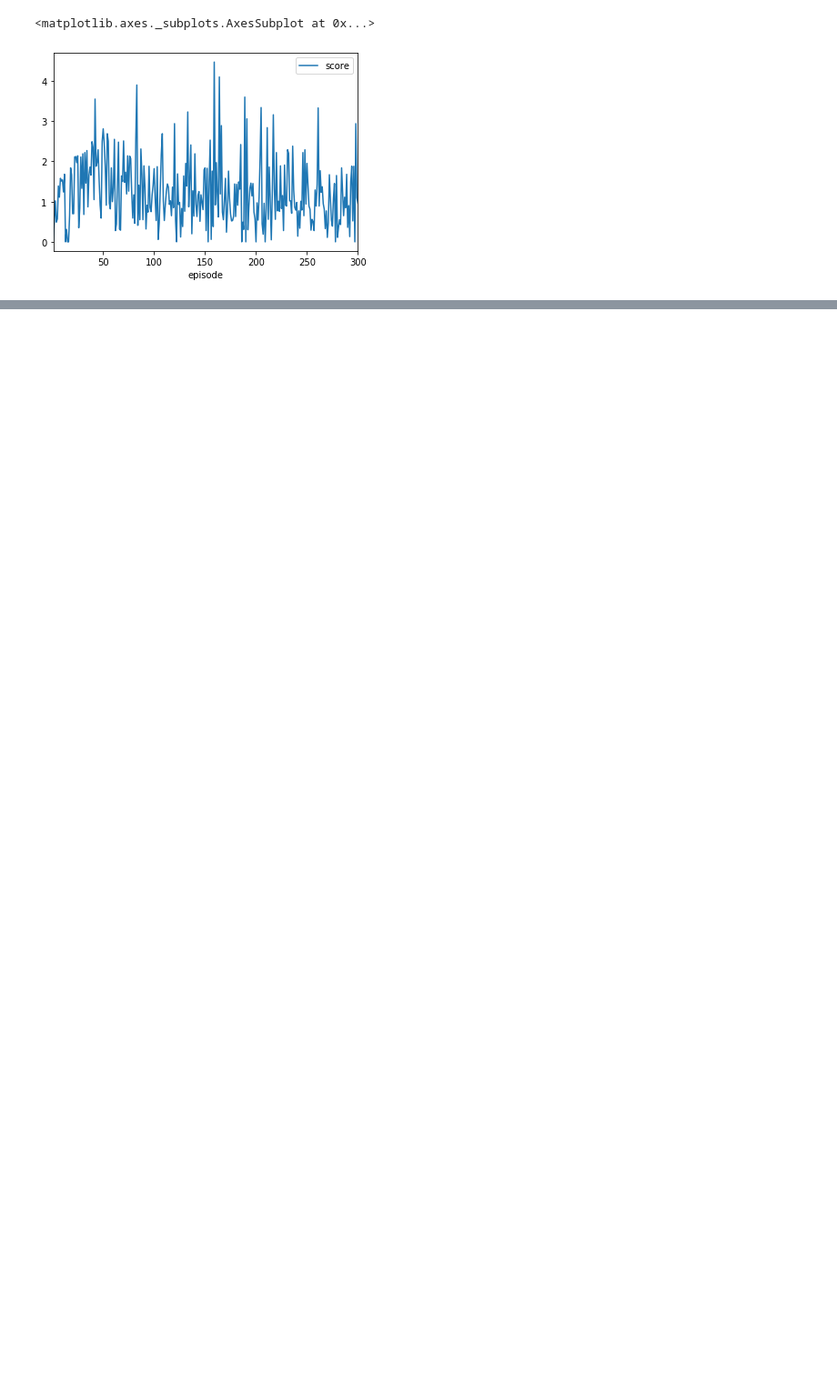
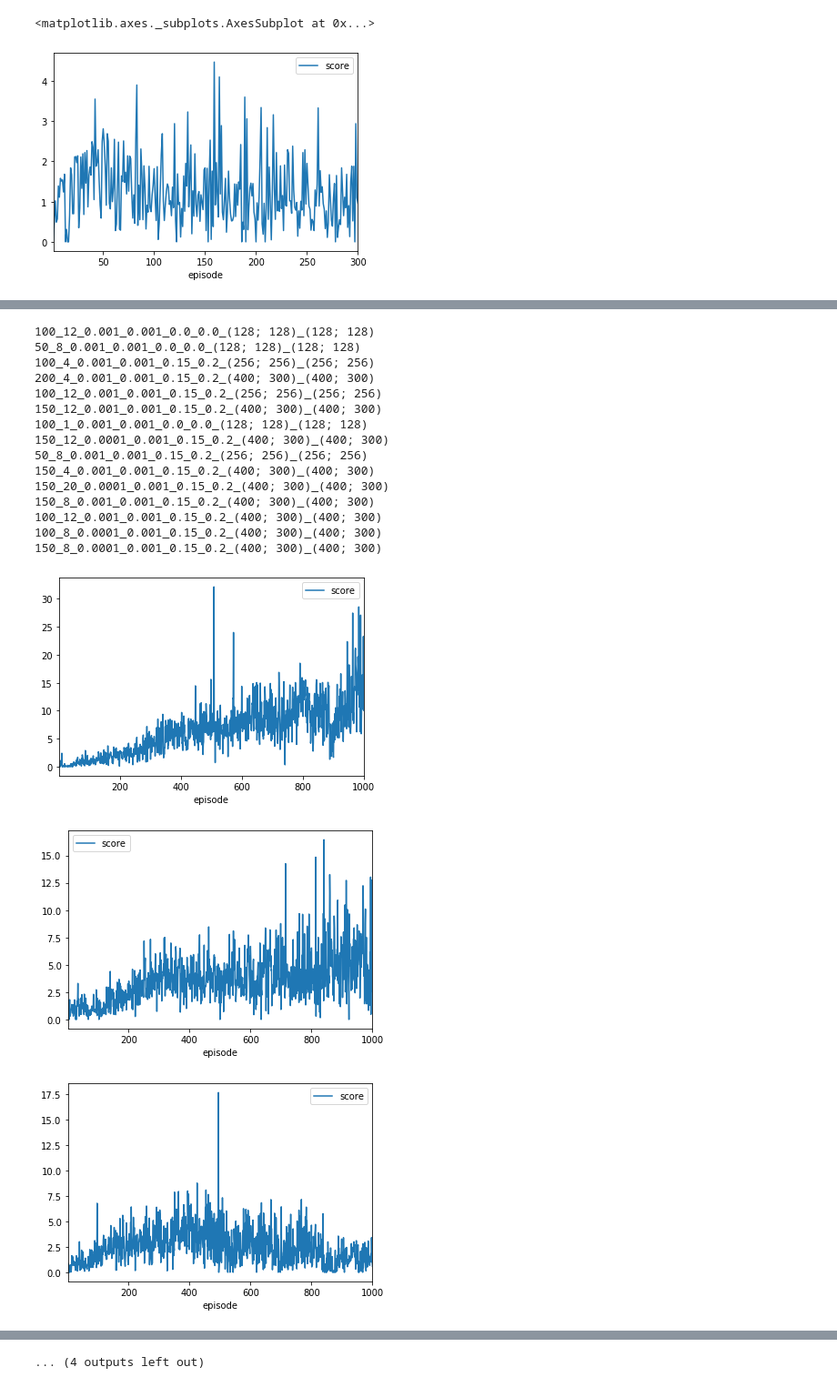
Before and after one commit to jrfalou/UdacityRL, a Jupyter notebook: ContinuousControl/Results/results_analysis_tmp.ipynb, the cells around one changed output, grey strips where cells are left out. Shown: that part at 91% size. Drawn from its saved outputs; the diff is of its cells as text; code cells hidden in the pictures; blank space fills up the shorter version.

Commit message:
continuous: continue training of DDPG

```diff
--- a/ContinuousControl/Results/results_analysis_tmp.ipynb
+++ b/ContinuousControl/Results/results_analysis_tmp.ipynb
@@ -12,0 +20,26 @@ model_1.plot()
+# %%
+df_results_tmp_list = []
+df_results_list = []
+df_results_details_list = []
+for results_dir in results_dirs:
+    df_tmp = pd.read_csv(results_dir + 'train_results_tmp.csv', names=['model_id', 'model_tag', 'episode', 'score'])
+    df = pd.read_csv(results_dir + 'train_results.csv', names=['model_id', 'model_tag', 'episode', 'score'])
+    df_results_tmp_list.append(df_tmp)
+    df_results_list.append(df)
+
+    training_batch = results_dir.replace('/', '').replace('.', '')
+    df_details = df.copy()
+    df_details['batch'] = training_batch
+    model_tags = ['batch_size', 'learn_step', 'actor_lr', 'critic_lr', 'noise_theta', 'noise_sigma', 'actor_nn', 'critic_nn']
+    for i in range(len(model_tags)):
+        model_tag = model_tags[i]
+        df_details[model_tag] = df_details.apply(lambda row: row['model_tag'].split('_')[i], axis=1)
+    df_results_details_list.append(df_details)
+
+df_results_tmp = pd.concat(df_results_tmp_list, axis=0, sort=False)
+df_results = pd.concat(df_results_list, axis=0, sort=False)
+df_details = pd.concat(df_results_details_list, axis=0, sort=False)
+
+display(df_results_tmp.iloc[:5])
+display(df_results.iloc[:5])
+display(df_details.iloc[:5])
@@ -12,0 +84,4 @@ model_1.plot()
+# %%
+df_results_max = df_results[['model_tag','score']].groupby('model_tag').max()
+df_results_max = df_results_max.sort_values('score', ascending=False)
+display(df_results_max)
@@ -12,0 +119,10 @@ model_1.plot()
+# %%
+def plot_model(model_tag, all_points=True, kind='line'):
+    print(model_tag)
+    if all_points:
+        df = df_results_tmp.copy()
+    else:
+        df = df_results.copy()
+    df_plot = df[df['model_tag']==model_tag][['episode','score']]
+    df_plot = df_plot.set_index('episode')
+    df_plot.plot(kind=kind)
@@ -12,0 +134,23 @@ model_1.plot()
+# %%
+for i in range(15):
+    model_tag = df_results_max.index[i]
+    plot_model(model_tag)
+# %% [output]
+100_12_0.001_0.001_0.0_0.0_(128; 128)_(128; 128)
+50_8_0.001_0.001_0.0_0.0_(128; 128)_(128; 128)
+100_4_0.001_0.001_0.15_0.2_(256; 256)_(256; 256)
+200_4_0.001_0.001_0.15_0.2_(400; 300)_(400; 300)
+100_12_0.001_0.001_0.15_0.2_(256; 256)_(256; 256)
+150_12_0.001_0.001_0.15_0.2_(400; 300)_(400; 300)
+100_1_0.001_0.001_0.0_0.0_(128; 128)_(128; 128)
+150_12_0.0001_0.001_0.15_0.2_(400; 300)_(400; 300)
+50_8_0.001_0.001_0.15_0.2_(256; 256)_(256; 256)
+150_4_0.001_0.001_0.15_0.2_(400; 300)_(400; 300)
+150_20_0.0001_0.001_0.15_0.2_(400; 300)_(400; 300)
+150_8_0.001_0.001_0.15_0.2_(400; 300)_(400; 300)
+100_12_0.001_0.001_0.15_0.2_(400; 300)_(400; 300)
+100_8_0.0001_0.001_0.15_0.2_(400; 300)_(400; 300)
+150_8_0.0001_0.001_0.15_0.2_(400; 300)_(400; 300)
+[figure, added]
+[figure, added]
+[figure, added]
@@ -12,0 +165 @@ model_1.plot()
+... (4 outputs left out)
```
Also changed, not shown: parts of 10 cells of this notebook, 39 other files.
